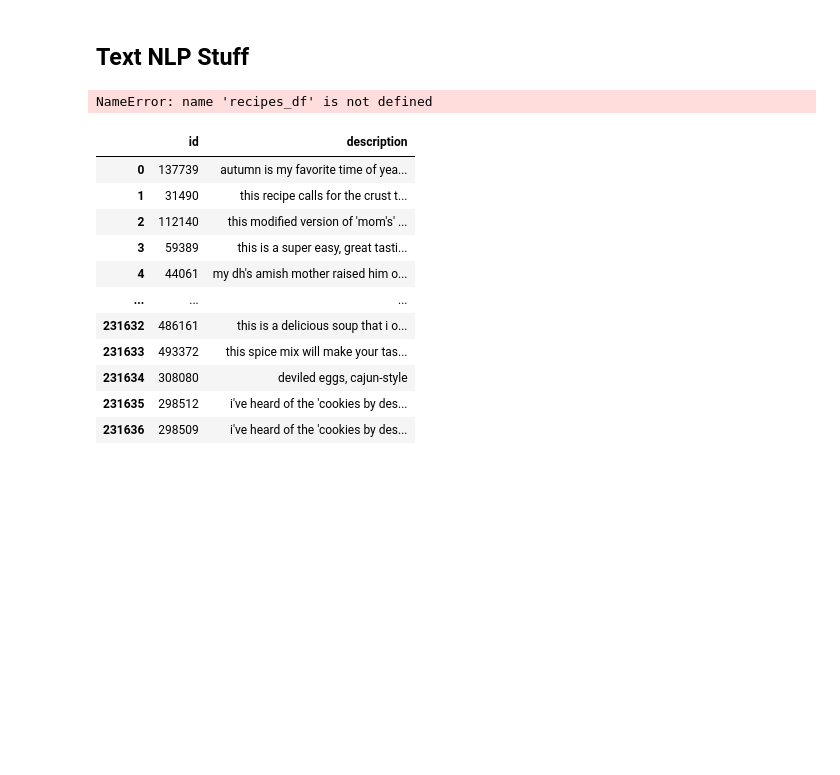
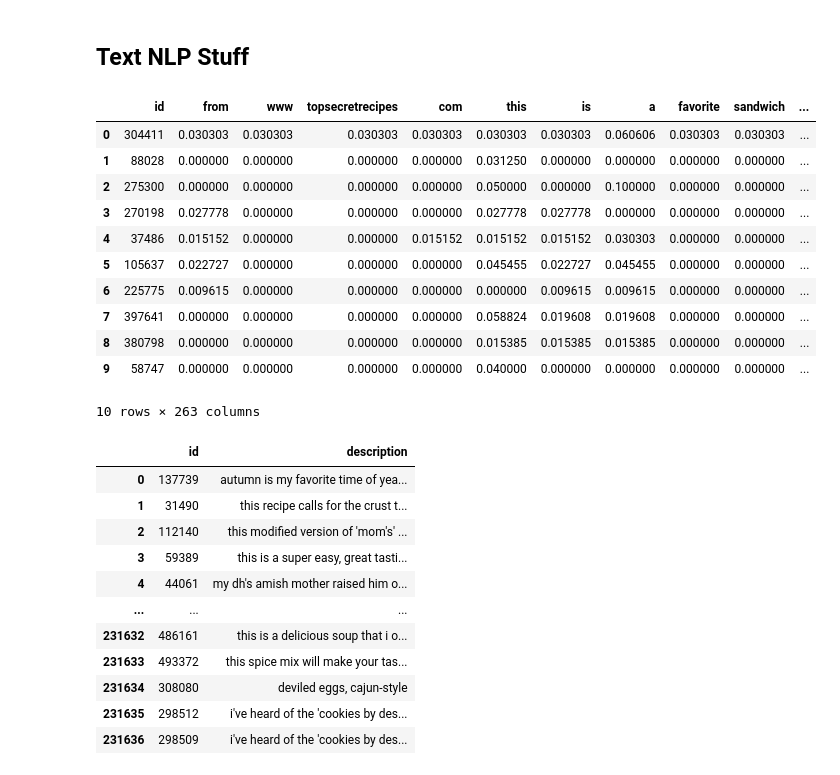
Before and after one commit to hellojohncruz/DATA-620, a Jupyter notebook: Final Project/food.ipynb, the cells around one changed output. Drawn from its saved outputs; the diff is of its cells as text; code cells hidden in the pictures; blank space fills up the shorter version.

```diff
--- a/Final Project/food.ipynb
+++ b/Final Project/food.ipynb
@@ -421,33 +411,48 @@ NameError: name 'recipe_user_count_df' is not defined
 # %%
 import pandas as pd
 from collections import Counter
 import re
 
 recipe_description = recipes_df[['id', 'description']].sample(10)
 
 # Function to get normalized word frequency per row
 # Updated function to handle NaNs or non-string entries
 def normalized_word_freq(text):
     if not isinstance(text, str):
         return {}
     words = re.findall(r'\b\w+\b', text.lower())
     total = len(words)
     counts = Counter(words)
     return {word: count / total for word, count in counts.items()} if total > 0 else {}
 
 
-# Apply the function
+# Step 1: Apply the normalized word frequency function
 recipe_description['word_freq'] = recipe_description['description'].apply(normalized_word_freq)
 
-# Expand the dictionaries into new columns
-word_freq_df = pd.DataFrame(recipe_description['word_freq'].to_list()).fillna(0)
+# Step 2: Reset index to align properly before expansion
+recipe_description_reset = recipe_description.reset_index(drop=True)
 
-# Combine with the original id or other columns
-result_df = pd.concat([recipe_description[['id']], word_freq_df], axis=1)
+# Step 3: Expand the word_freq dictionaries into a DataFrame
+word_freq_df = pd.DataFrame(recipe_description_reset['word_freq'].to_list()).fillna(0)
+
+# Step 4: Combine word frequencies with the corresponding recipe ID
+result_df = pd.concat([recipe_description_reset[['id']], word_freq_df], axis=1)
+
 
 result_df
 # %% [output]
+|  | id | from | www | topsecretrecipes | com | this | is | a | favorite | sandwich | ... |
+| 0 | 304411 | 0.030303 | 0.030303 | 0.030303 | 0.030303 | 0.030303 | 0.030303 | 0.060606 | 0.030303 | 0.030303 | ... |
+| 1 | 88028 | 0.000000 | 0.000000 | 0.000000 | 0.000000 | 0.031250 | 0.000000 | 0.000000 | 0.000000 | 0.000000 | ... |
+| 2 | 275300 | 0.000000 | 0.000000 | 0.000000 | 0.000000 | 0.050000 | 0.000000 | 0.100000 | 0.000000 | 0.000000 | ... |
+| 3 | 270198 | 0.027778 | 0.000000 | 0.000000 | 0.000000 | 0.027778 | 0.027778 | 0.000000 | 0.000000 | 0.000000 | ... |
+| 4 | 37486 | 0.015152 | 0.000000 | 0.000000 | 0.015152 | 0.015152 | 0.015152 | 0.030303 | 0.000000 | 0.000000 | ... |
+| 5 | 105637 | 0.022727 | 0.000000 | 0.000000 | 0.000000 | 0.045455 | 0.022727 | 0.045455 | 0.000000 | 0.000000 | ... |
+| 6 | 225775 | 0.009615 | 0.000000 | 0.000000 | 0.000000 | 0.000000 | 0.009615 | 0.009615 | 0.000000 | 0.000000 | ... |
+| 7 | 397641 | 0.000000 | 0.000000 | 0.000000 | 0.000000 | 0.058824 | 0.019608 | 0.019608 | 0.000000 | 0.000000 | ... |
+| 8 | 380798 | 0.000000 | 0.000000 | 0.000000 | 0.000000 | 0.015385 | 0.015385 | 0.015385 | 0.000000 | 0.000000 | ... |
+| 9 | 58747 | 0.000000 | 0.000000 | 0.000000 | 0.000000 | 0.040000 | 0.000000 | 0.000000 | 0.000000 | 0.000000 | ... |
-NameError: name 'recipes_df' is not defined
+10 rows × 263 columns
 # %%
 recipe_description
 # %% [output]
```
Also changed, not shown: parts of 8 cells of this notebook.
